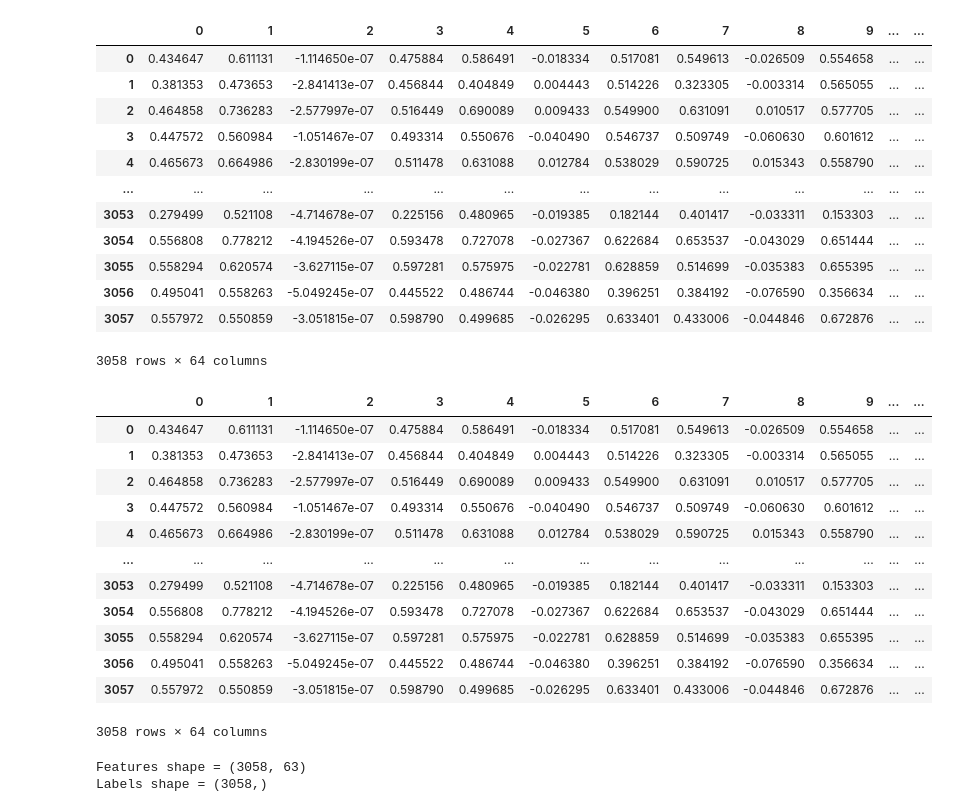
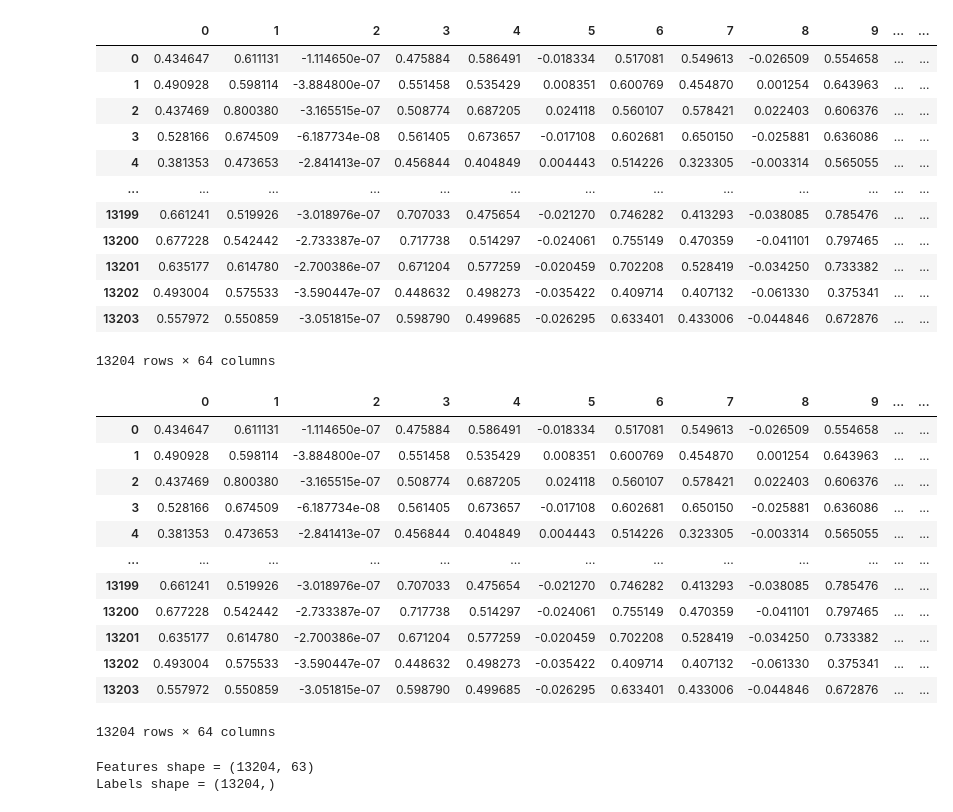
Before and after one commit to LouknamtrS/barf-meow, a Jupyter notebook: train.ipynb, the cells around one changed output. Cells and saved outputs as stored; diff of their text form; code cells hidden in the pictures.

```diff
--- a/train.ipynb
+++ b/train.ipynb
@@ -16,39 +20,44 @@ from sklearn.model_selection import GridSearchCV
+# %%
+selected_dataset = 'dataset4_augmented.csv'
+save_dataset_path = './dataset_v4_aug/'
+save_ver = 'v7_aug'
+confusion_matrix_ver = '_v7_aug'
 # %%
 #โหลดข้อมูล
-df = pd.read_csv('dataset3.csv')
+df = pd.read_csv(selected_dataset)
 df.columns = [i for i in range(df.shape[1])]
 df
 # %% [output]
 |  | 0 | 1 | 2 | 3 | 4 | 5 | 6 | 7 | 8 | 9 | ... | ... |
 | 0 | 0.434647 | 0.611131 | -1.114650e-07 | 0.475884 | 0.586491 | -0.018334 | 0.517081 | 0.549613 | -0.026509 | 0.554658 | ... | ... |
-| 1 | 0.381353 | 0.473653 | -2.841413e-07 | 0.456844 | 0.404849 | 0.004443 | 0.514226 | 0.323305 | -0.003314 | 0.565055 | ... | ... |
-| 2 | 0.464858 | 0.736283 | -2.577997e-07 | 0.516449 | 0.690089 | 0.009433 | 0.549900 | 0.631091 | 0.010517 | 0.577705 | ... | ... |
-| 3 | 0.447572 | 0.560984 | -1.051467e-07 | 0.493314 | 0.550676 | -0.040490 | 0.546737 | 0.509749 | -0.060630 | 0.601612 | ... | ... |
-| 4 | 0.465673 | 0.664986 | -2.830199e-07 | 0.511478 | 0.631088 | 0.012784 | 0.538029 | 0.590725 | 0.015343 | 0.558790 | ... | ... |
+| 1 | 0.490928 | 0.598114 | -3.884800e-07 | 0.551458 | 0.535429 | 0.008351 | 0.600769 | 0.454870 | 0.001254 | 0.643963 | ... | ... |
+| 2 | 0.437469 | 0.800380 | -3.165515e-07 | 0.508774 | 0.687205 | 0.024118 | 0.560107 | 0.578421 | 0.022403 | 0.606376 | ... | ... |
+| 3 | 0.528166 | 0.674509 | -6.187734e-08 | 0.561405 | 0.673657 | -0.017108 | 0.602681 | 0.650150 | -0.025881 | 0.636086 | ... | ... |
+| 4 | 0.381353 | 0.473653 | -2.841413e-07 | 0.456844 | 0.404849 | 0.004443 | 0.514226 | 0.323305 | -0.003314 | 0.565055 | ... | ... |
 | ... | ... | ... | ... | ... | ... | ... | ... | ... | ... | ... | ... | ... |
-| 3053 | 0.279499 | 0.521108 | -4.714678e-07 | 0.225156 | 0.480965 | -0.019385 | 0.182144 | 0.401417 | -0.033311 | 0.153303 | ... | ... |
-| 3054 | 0.556808 | 0.778212 | -4.194526e-07 | 0.593478 | 0.727078 | -0.027367 | 0.622684 | 0.653537 | -0.043029 | 0.651444 | ... | ... |
-| 3055 | 0.558294 | 0.620574 | -3.627115e-07 | 0.597281 | 0.575975 | -0.022781 | 0.628859 | 0.514699 | -0.035383 | 0.655395 | ... | ... |
-| 3056 | 0.495041 | 0.558263 | -5.049245e-07 | 0.445522 | 0.486744 | -0.046380 | 0.396251 | 0.384192 | -0.076590 | 0.356634 | ... | ... |
-| 3057 | 0.557972 | 0.550859 | -3.051815e-07 | 0.598790 | 0.499685 | -0.026295 | 0.633401 | 0.433006 | -0.044846 | 0.672876 | ... | ... |
+| 13199 | 0.661241 | 0.519926 | -3.018976e-07 | 0.707033 | 0.475654 | -0.021270 | 0.746282 | 0.413293 | -0.038085 | 0.785476 | ... | ... |
+| 13200 | 0.677228 | 0.542442 | -2.733387e-07 | 0.717738 | 0.514297 | -0.024061 | 0.755149 | 0.470359 | -0.041101 | 0.797465 | ... | ... |
+| 13201 | 0.635177 | 0.614780 | -2.700386e-07 | 0.671204 | 0.577259 | -0.020459 | 0.702208 | 0.528419 | -0.034250 | 0.733382 | ... | ... |
+| 13202 | 0.493004 | 0.575533 | -3.590447e-07 | 0.448632 | 0.498273 | -0.035422 | 0.409714 | 0.407132 | -0.061330 | 0.375341 | ... | ... |
+| 13203 | 0.557972 | 0.550859 | -3.051815e-07 | 0.598790 | 0.499685 | -0.026295 | 0.633401 | 0.433006 | -0.044846 | 0.672876 | ... | ... |
-3058 rows × 64 columns
+13204 rows × 64 columns
 # %%
 df = df.rename(columns={63: 'Output'})
 df
 # %% [output]
 |  | 0 | 1 | 2 | 3 | 4 | 5 | 6 | 7 | 8 | 9 | ... | ... |
 | 0 | 0.434647 | 0.611131 | -1.114650e-07 | 0.475884 | 0.586491 | -0.018334 | 0.517081 | 0.549613 | -0.026509 | 0.554658 | ... | ... |
-| 1 | 0.381353 | 0.473653 | -2.841413e-07 | 0.456844 | 0.404849 | 0.004443 | 0.514226 | 0.323305 | -0.003314 | 0.565055 | ... | ... |
-| 2 | 0.464858 | 0.736283 | -2.577997e-07 | 0.516449 | 0.690089 | 0.009433 | 0.549900 | 0.631091 | 0.010517 | 0.577705 | ... | ... |
-| 3 | 0.447572 | 0.560984 | -1.051467e-07 | 0.493314 | 0.550676 | -0.040490 | 0.546737 | 0.509749 | -0.060630 | 0.601612 | ... | ... |
-| 4 | 0.465673 | 0.664986 | -2.830199e-07 | 0.511478 | 0.631088 | 0.012784 | 0.538029 | 0.590725 | 0.015343 | 0.558790 | ... | ... |
+| 1 | 0.490928 | 0.598114 | -3.884800e-07 | 0.551458 | 0.535429 | 0.008351 | 0.600769 | 0.454870 | 0.001254 | 0.643963 | ... | ... |
+| 2 | 0.437469 | 0.800380 | -3.165515e-07 | 0.508774 | 0.687205 | 0.024118 | 0.560107 | 0.578421 | 0.022403 | 0.606376 | ... | ... |
+| 3 | 0.528166 | 0.674509 | -6.187734e-08 | 0.561405 | 0.673657 | -0.017108 | 0.602681 | 0.650150 | -0.025881 | 0.636086 | ... | ... |
+| 4 | 0.381353 | 0.473653 | -2.841413e-07 | 0.456844 | 0.404849 | 0.004443 | 0.514226 | 0.323305 | -0.003314 | 0.565055 | ... | ... |
 | ... | ... | ... | ... | ... | ... | ... | ... | ... | ... | ... | ... | ... |
-| 3053 | 0.279499 | 0.521108 | -4.714678e-07 | 0.225156 | 0.480965 | -0.019385 | 0.182144 | 0.401417 | -0.033311 | 0.153303 | ... | ... |
-| 3054 | 0.556808 | 0.778212 | -4.194526e-07 | 0.593478 | 0.727078 | -0.027367 | 0.622684 | 0.653537 | -0.043029 | 0.651444 | ... | ... |
-| 3055 | 0.558294 | 0.620574 | -3.627115e-07 | 0.597281 | 0.575975 | -0.022781 | 0.628859 | 0.514699 | -0.035383 | 0.655395 | ... | ... |
-| 3056 | 0.495041 | 0.558263 | -5.049245e-07 | 0.445522 | 0.486744 | -0.046380 | 0.396251 | 0.384192 | -0.076590 | 0.356634 | ... | ... |
-| 3057 | 0.557972 | 0.550859 | -3.051815e-07 | 0.598790 | 0.499685 | -0.026295 | 0.633401 | 0.433006 | -0.044846 | 0.672876 | ... | ... |
+| 13199 | 0.661241 | 0.519926 | -3.018976e-07 | 0.707033 | 0.475654 | -0.021270 | 0.746282 | 0.413293 | -0.038085 | 0.785476 | ... | ... |
+| 13200 | 0.677228 | 0.542442 | -2.733387e-07 | 0.717738 | 0.514297 | -0.024061 | 0.755149 | 0.470359 | -0.041101 | 0.797465 | ... | ... |
+| 13201 | 0.635177 | 0.614780 | -2.700386e-07 | 0.671204 | 0.577259 | -0.020459 | 0.702208 | 0.528419 | -0.034250 | 0.733382 | ... | ... |
+| 13202 | 0.493004 | 0.575533 | -3.590447e-07 | 0.448632 | 0.498273 | -0.035422 | 0.409714 | 0.407132 | -0.061330 | 0.375341 | ... | ... |
+| 13203 | 0.557972 | 0.550859 | -3.051815e-07 | 0.598790 | 0.499685 | -0.026295 | 0.633401 | 0.433006 | -0.044846 | 0.672876 | ... | ... |
-3058 rows × 64 columns
+13204 rows × 64 columns
 # %%
 X = df.iloc[:, :-1]
 print("Features shape =", X.shape)
@@ -56,7 +65,7 @@ print("Features shape =", X.shape)
 Y = df.iloc[:, -1]
 print("Labels shape =", Y.shape)
 # %% [output]
-Features shape = (3058, 63)
-Labels shape = (3058,)
+Features shape = (13204, 63)
+Labels shape = (13204,)
 # %%
 x_train, x_test, y_train, y_test = train_test_split(X, Y, test_size=0.2, random_state=0)
```
Also changed, not shown: parts of 19 cells of this notebook, 16 other files.
